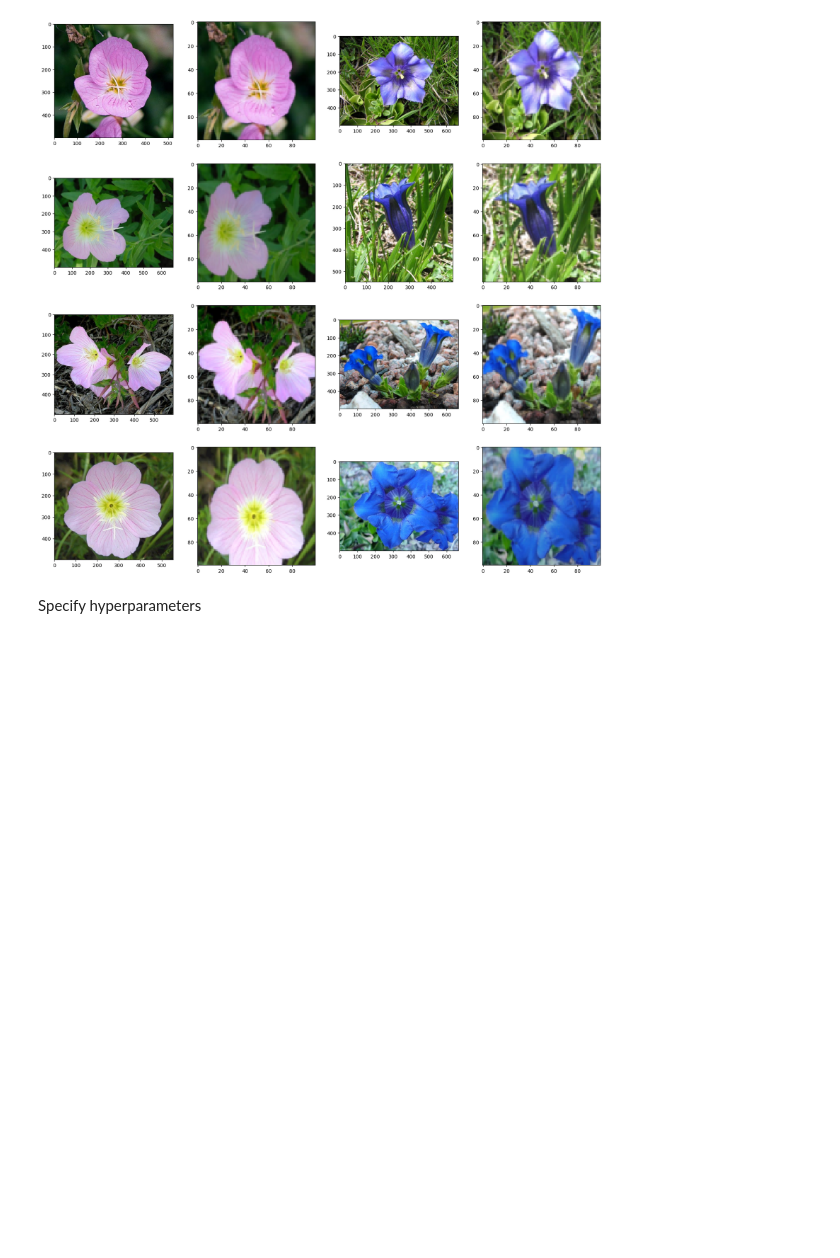
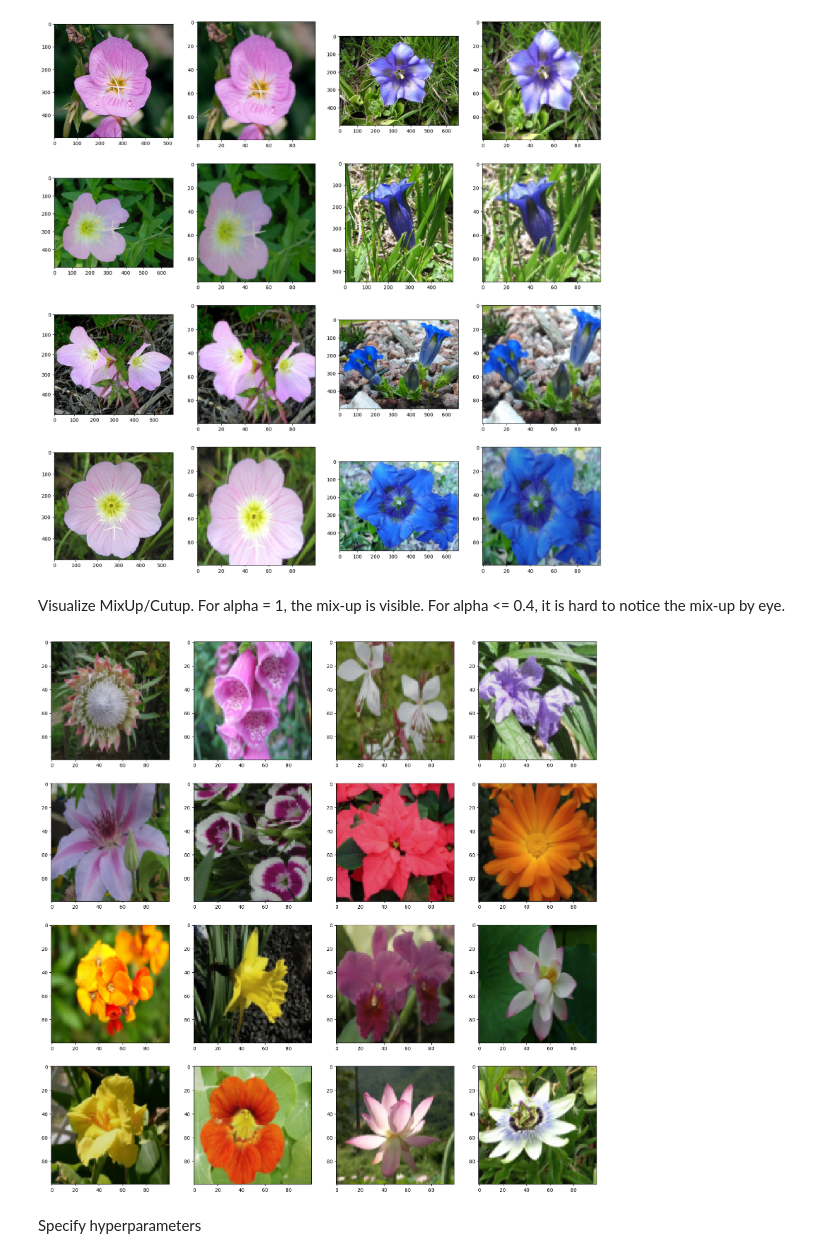
Before and after one commit to A-Alviento/ntu-sc4001-cnn-flower-classification-enhancement, a Jupyter notebook: notebooks/baseline_model_not_preprocessed.ipynb, the cells around one changed output. Saved outputs shown, nothing was run; the diff lists cells and outputs as text; code cells hidden in the pictures; blank space fills up the shorter version.

```diff
--- a/notebooks/baseline_model_not_preprocessed.ipynb
+++ b/notebooks/baseline_model_not_preprocessed.ipynb
@@ -66,6 +80,19 @@ for i, j in product(range(4), range(2)):
 Clipping input data to the valid range for imshow with RGB data ([0..1] for floats or [0..255] for integers).
 Clipping input data to the valid range for imshow with RGB data ([0..1] for floats or [0..255] for integers).
 [figure]
+# %% [markdown]
+Visualize MixUp/Cutup. For alpha = 1, the mix-up is visible. For alpha <= 0.4, it is hard to notice the mix-up by eye.
+# %%
+train_dataloader_ = DataLoader(train_dataset, batch_size=batch_size, shuffle=True, collate_fn=mixup_collate_fn)
+
+fig, axs = plt.subplots(4, 4, figsize=(20, 20))
+
+for imgs, labs in train_dataloader_:
+    for i, j in product(range(4), range(4)):
+        axs[i][j].imshow(imgs[4*i+j].permute(1, 2, 0))
+    break
+# %% [output]
+[figure, added]
 # %% [markdown]
 Specify hyperparameters
 # %%
```
Also changed, not shown: parts of 5 cells of this notebook, 1 other file.
